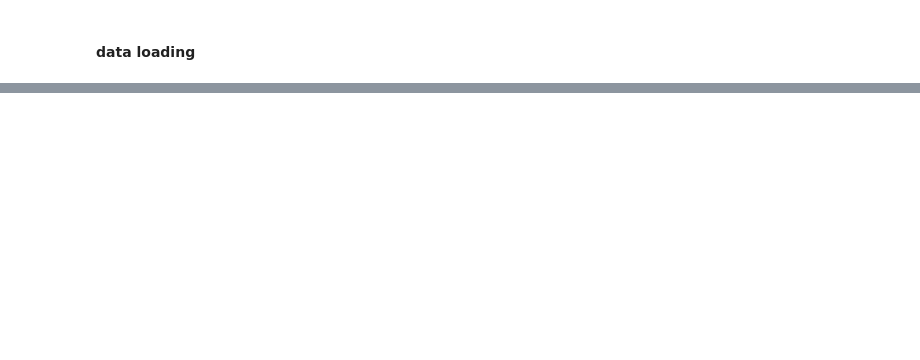
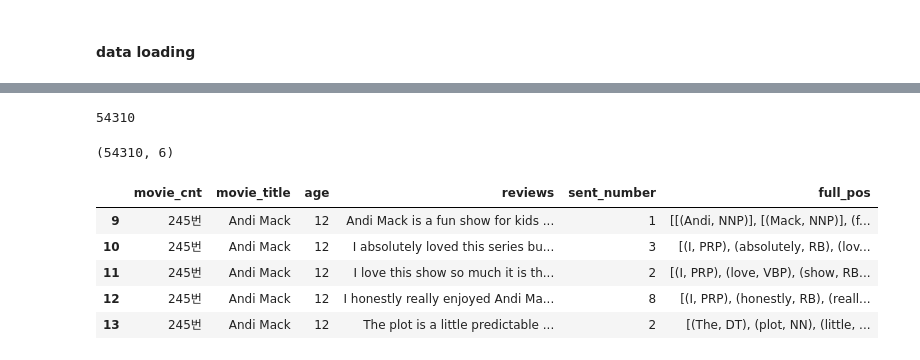
Before and after one commit to MonicaKim89/Text_Mining, a Jupyter notebook: common_sense_movie/[230503]reviews_an.ipynb, the cells around one changed output, grey strips where cells are left out. Drawn from its saved outputs; the diff is of its cells as text; code cells hidden in the pictures; blank space fills up the shorter version.

```diff
--- a/common_sense_movie/[230503]reviews_an.ipynb
+++ b/common_sense_movie/[230503]reviews_an.ipynb
@@ -276,0 +219,3 @@ tokenizer.tokenize(test)
+# %%
+data['sent_number'] = data['reviews'].apply(sent_number)
+data.head()
@@ -276,0 +242,39 @@ tokenizer.tokenize(test)
+# %%
+full_result = []
+for i in tqdm(data.reviews.to_list()):
+    tokenizer = WhitespaceTokenizer()
+    word_tokens = tokenizer.tokenize(i)
+
+    result= []
+    for word in word_tokens:
+        # word = word.lower()
+        if word not in stop_words:
+            lemm = WordNetLemmatizer()
+            word = lemm.lemmatize(word, pos = 'v')
+            result.append(word)
+
+    full_result.append(result)
+# %%
+full_pos = []
+for for_pos in tqdm(full_result):
+        k = pos_tag(for_pos)
+        ner_sentence = ne_chunk(k) ## NER 개체명인식
+        full_pos.append(ner_sentence)
+# %%
+print(len(full_pos))
+# %% [output]
+54310
+# %%
+data.shape
+# %% [output]
+(54310, 6)
+# %%
+data['full_pos'] = full_pos
+data.head()
+# %% [output]
+|  | movie_cnt | movie_title | age | reviews | sent_number | full_pos |
+| 9 | 245번 | Andi Mack | 12 | Andi Mack is a fun show for kids ... | 1 | [[(Andi, NNP)], [(Mack, NNP)], (f... |
+| 10 | 245번 | Andi Mack | 12 | I absolutely loved this series bu... | 3 | [(I, PRP), (absolutely, RB), (lov... |
+| 11 | 245번 | Andi Mack | 12 | I love this show so much it is th... | 2 | [(I, PRP), (love, VBP), (show, RB... |
+| 12 | 245번 | Andi Mack | 12 | I honestly really enjoyed Andi Ma... | 8 | [(I, PRP), (honestly, RB), (reall... |
+| 13 | 245번 | Andi Mack | 12 | The plot is a little predictable ... | 2 | [(The, DT), (plot, NN), (little, ... |
```
Also changed, not shown: parts of 43 cells of this notebook, 9 other files.
